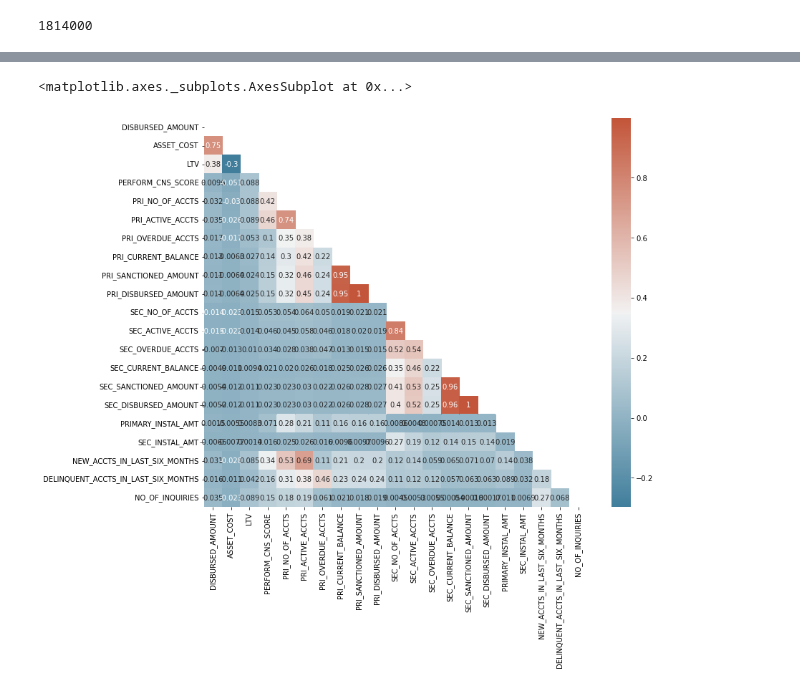
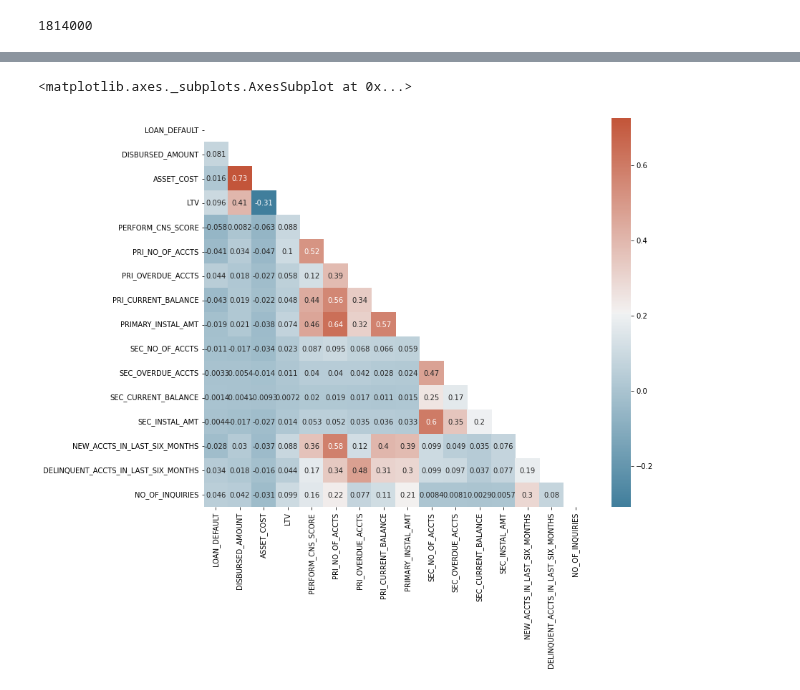
Before and after one commit to kenneth-craig/academyPub, a Jupyter notebook: vehicle_load_analysis.ipynb, the cells around one changed output, grey strips where cells are left out. Cells and saved outputs as stored; diff of their text form; code cells hidden in the pictures.

```diff
--- a/vehicle_load_analysis.ipynb
+++ b/vehicle_load_analysis.ipynb
@@ -195,8 +195,10 @@ train.head(3)
 # %%
 # Let's see if we have duplicated rows:
 feature_analyze_duplicates = ['LOAN_DEFAULT', 'DISBURSED_AMOUNT', 'ASSET_COST', 'LTV',
-                              'PERFORM_CNS_SCORE', 'PRI_NO_OF_ACCTS', 'PRI_ACTIVE_ACCTS', 'PRI_OVERDUE_ACCTS',
-                              'PRI_CURRENT_BALANCE', 'PRI_SANCTIONED_AMOUNT', 'PRI_DISBURSED_AMOUNT', 'NEW_ACCTS_IN_LAST_SIX_MONTHS',
+                              'PERFORM_CNS_SCORE', 'PRI_NO_OF_ACCTS', 'PRI_OVERDUE_ACCTS',
+                              'PRI_CURRENT_BALANCE', 'PRI_SANCTIONED_AMOUNT', 'PRI_DISBURSED_AMOUNT', 'SEC_NO_OF_ACCTS',
+                              'SEC_OVERDUE_ACCTS', 'SEC_CURRENT_BALANCE', 'SEC_SANCTIONED_AMOUNT',
+                              'SEC_DISBURSED_AMOUNT', 'PRIMARY_INSTAL_AMT', 'SEC_INSTAL_AMT', 'NEW_ACCTS_IN_LAST_SIX_MONTHS',
                               'DELINQUENT_ACCTS_IN_LAST_SIX_MONTHS', 'NO_OF_INQUIRIES']
 
 len(train[train.duplicated(subset = feature_analyze_duplicates, keep=False)])
@@ -336,38 +349,38 @@ NameError: ignored
 # SEC_OVERDUE_ACCTS
 # SEC_CURRENT_BALANCE
 # SEC_SANCTIONED_AMOUNT
 # SEC_DISBURSED_AMOUNT
 # PRIMARY_INSTAL_AMT
 # SEC_INSTAL_AMT
 # NEW_ACCTS_IN_LAST_SIX_MONTHS
 # DELINQUENT_ACCTS_IN_LAST_SIX_MONTHS
 # AVERAGE_ACCT_AGE
 # CREDIT_HISTORY_LENGTH
 # NO_OF_INQUIRIES
 
-feature_analyze_correlation = ['DISBURSED_AMOUNT', 'ASSET_COST', 'LTV', 'PERFORM_CNS_SCORE',
-       'PRI_NO_OF_ACCTS', 'PRI_ACTIVE_ACCTS', 'PRI_OVERDUE_ACCTS', 'PRI_CURRENT_BALANCE',
-       'PRI_DISBURSED_AMOUNT', 'SEC_NO_OF_ACCTS', 'SEC_ACTIVE_ACCTS',
-       'SEC_OVERDUE_ACCTS', 'SEC_CURRENT_BALANCE', 'SEC_DISBURSED_AMOUNT',
-       'PRIMARY_INSTAL_AMT', 'SEC_INSTAL_AMT', 'NEW_ACCTS_IN_LAST_SIX_MONTHS', 'DELINQUENT_ACCTS_IN_LAST_SIX_MONTHS',
-       'NO_OF_INQUIRIES'
-       ]
+
+feature_analyze_correlation =  ['LOAN_DEFAULT', 'DISBURSED_AMOUNT', 'ASSET_COST', 'LTV',
+                                           'PERFORM_CNS_SCORE', 'PRI_NO_OF_ACCTS', 'PRI_OVERDUE_ACCTS',
+                                           'PRI_CURRENT_BALANCE', 'PRIMARY_INSTAL_AMT', 'SEC_NO_OF_ACCTS', 'SEC_OVERDUE_ACCTS', 'SEC_CURRENT_BALANCE',
+                                           'SEC_INSTAL_AMT', 'NEW_ACCTS_IN_LAST_SIX_MONTHS',
+                                           'DELINQUENT_ACCTS_IN_LAST_SIX_MONTHS', 'NO_OF_INQUIRIES']
+
 # NEED TO TURN 'AVERAGE_ACCT_AGE' & 'CREDIT_HISTORY_LENGTH' INTO MONTHS, not Years & Months
 
 # Get all the correlations:
 corr = train[feature_analyze_correlation].corr()
 #
 # Set up the matplotlib plot configuration
 fig, ax = plt.subplots(figsize=(12, 10))
 # Generate a mask for upper traingle
 mask = np.triu(np.ones_like(corr, dtype=bool))
 # Configure a custom diverging colormap
 cmap = sns.diverging_palette(230, 20, as_cmap=True)
 # Draw the heatmap
 sns.heatmap(corr, annot=True, mask = mask, cmap=cmap)
 
 # We can see on the heatmap that we don't have a features having a high correlation (>0.8)
 # As a result we can keep them all
 # %% [output]
 <matplotlib.axes._subplots.AxesSubplot at 0x...>
-[figure, old version]
+[figure, new version]
```
Also changed, not shown: parts of 4 cells of this notebook.
